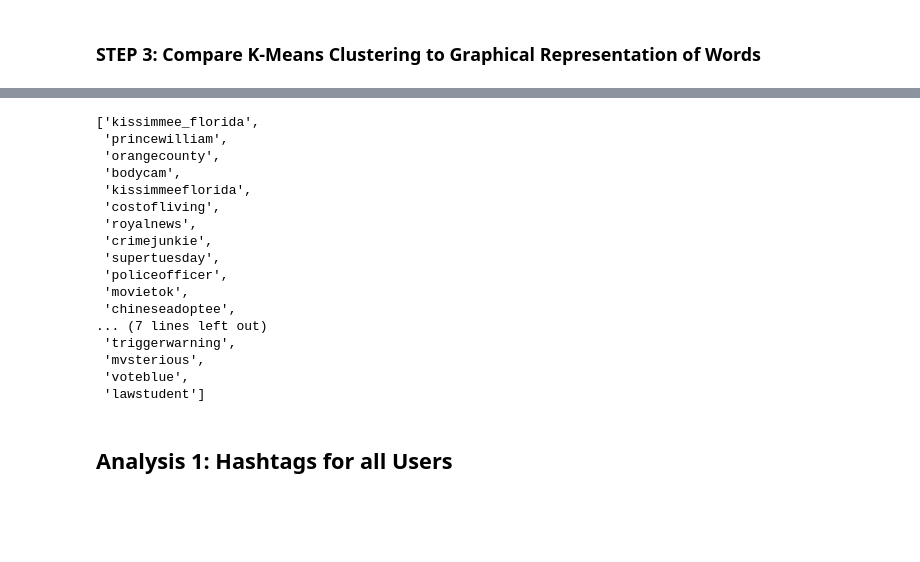
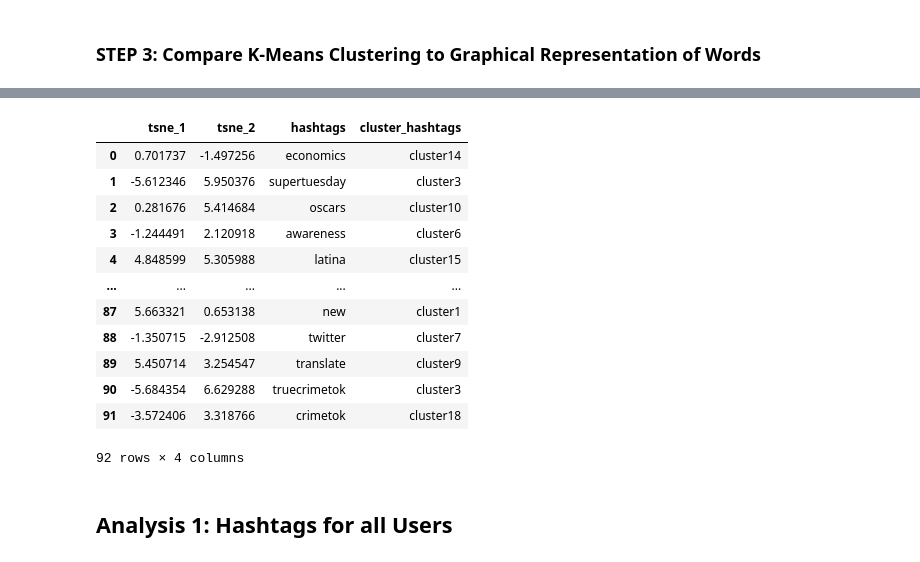
Before and after one commit to carolinejjung/tiktok-news-exposure, a Jupyter notebook: 6-clustering/clustering.ipynb, the cells around one changed output, grey strips where cells are left out. Cells and saved outputs as stored; diff of their text form; code cells hidden in the pictures; blank space fills up the shorter version.

Commit message:
compare clustering and visualization

```diff
--- a/6-clustering/clustering.ipynb
+++ b/6-clustering/clustering.ipynb
@@ -94,11 +69,10 @@ To enable the following instructions: AVX2 AVX512F AVX512_VNNI FMA, in other ope
 # %%
-def get_embeddings(to_parse): #for all users
+def get_embeddings(to_parse, threshold): #for all users
     """Parameter to_parse should either take a value of 'hashtags' or 'suggested_words'."""
     embedding = {}
     for user in users:
         if get_hash_or_sugg(user, to_parse) != None: # if empty file, don't get embeddings
-            hash_or_sugg = filtering_hashtag(get_hash_or_sugg(user, to_parse))
+            hash_or_sugg = filtering_hashtag(get_hash_or_sugg(user, to_parse), threshold)
             embedding[user] = embed(hash_or_sugg)
     return embedding
-
-get_embeddings("hashtags")["26301"]
+#get_embeddings("hashtags")["26301"]
@@ -120,13 +79,11 @@ array([[ 0.02722869, -0.04502684, -0.00341357, ..., -0.06166474,
 # %%
-def create_clusters(user, to_parse, k=20):
+def create_clusters(user, to_parse, k, threshold):
     kmeans = KMeans(n_clusters=k, random_state=42)
-    clusters = kmeans.fit_predict(get_embeddings(to_parse)[user])
-
+    clusters = kmeans.fit_predict(get_embeddings(to_parse, threshold)[user])
     final_clusters = {}
     for i in range(k):
-        data = filtering_hashtag(get_hash_or_sugg(user, to_parse))
+        data = filtering_hashtag(get_hash_or_sugg(user, to_parse), threshold)
         cluster_words = [data[j] for j in range(len(data)) if clusters[j]==i]
         final_clusters[f"cluster{i}"] = cluster_words
     return final_clusters
-
-create_clusters("26301", "hashtags", 20)["cluster1"] # to see the individual words
+#create_clusters("26301", "hashtags", 20, 1)["cluster1"] # to see the individual words
@@ -262,21 +92,40 @@ Error:
-# %%
-create_clusters("26301", "hashtags", 20)["cluster15"]
-# %% [output]
-['kissimmee_florida',
- 'princewilliam',
- 'orangecounty',
- 'bodycam',
- 'kissimmeeflorida',
- 'costofliving',
- 'royalnews',
- 'crimejunkie',
- 'supertuesday',
- 'policeofficer',
- 'movietok',
- 'chineseadoptee',
-... (7 lines left out)
- 'triggerwarning',
- 'mvsterious',
- 'voteblue',
- 'lawstudent']
+# %%
+def calculate_tsne(user, to_parse, k, threshold):
+    tsne = TSNE(n_components=2, random_state=42)
+    tsne_results = tsne.fit_transform(get_embeddings(to_parse, threshold)[user])
+
+    embed_tsne = pd.DataFrame(tsne_results, columns=['tsne_1', 'tsne_2'])
+    embed_tsne[to_parse] = filtering_hashtag(get_hash_or_sugg(user, to_parse), threshold)
+
+    # restructure storage of cluster assignments
+    cluster_dict = create_clusters(user, to_parse, k, threshold)
+    cluster_assignment = {}
+    for hashtag in embed_tsne[to_parse]:
+        for cluster in cluster_dict.items():
+            if hashtag in cluster[1]:
+                cluster_assignment[hashtag] = cluster[0]
+
+    # assign hashtags to their respective cluster groups
+    embed_tsne[f"cluster_{to_parse}"] = ""
+    for row in range(embed_tsne.shape[0]):
+        hashtag = embed_tsne[to_parse][row]
+        embed_tsne.loc[row, f'cluster_{to_parse}'] = cluster_assignment[hashtag]
+    return embed_tsne
+
+calculate_tsne("26301", "hashtags", k=20, threshold=2)
+#calculate_tsne("26301", "suggested_words", k=20, threshold=2)
+# %% [output]
+|  | tsne_1 | tsne_2 | hashtags | cluster_hashtags |
+| 0 | 0.701737 | -1.497256 | economics | cluster14 |
+| 1 | -5.612346 | 5.950376 | supertuesday | cluster3 |
+| 2 | 0.281676 | 5.414684 | oscars | cluster10 |
+| 3 | -1.244491 | 2.120918 | awareness | cluster6 |
+| 4 | 4.848599 | 5.305988 | latina | cluster15 |
+| ... | ... | ... | ... | ... |
+| 87 | 5.663321 | 0.653138 | new | cluster1 |
+| 88 | -1.350715 | -2.912508 | twitter | cluster7 |
+| 89 | 5.450714 | 3.254547 | translate | cluster9 |
+| 90 | -5.684354 | 6.629288 | truecrimetok | cluster3 |
+| 91 | -3.572406 | 3.318766 | crimetok | cluster18 |
+92 rows × 4 columns
 # %%
```
Also changed, not shown: parts of 21 cells of this notebook.
